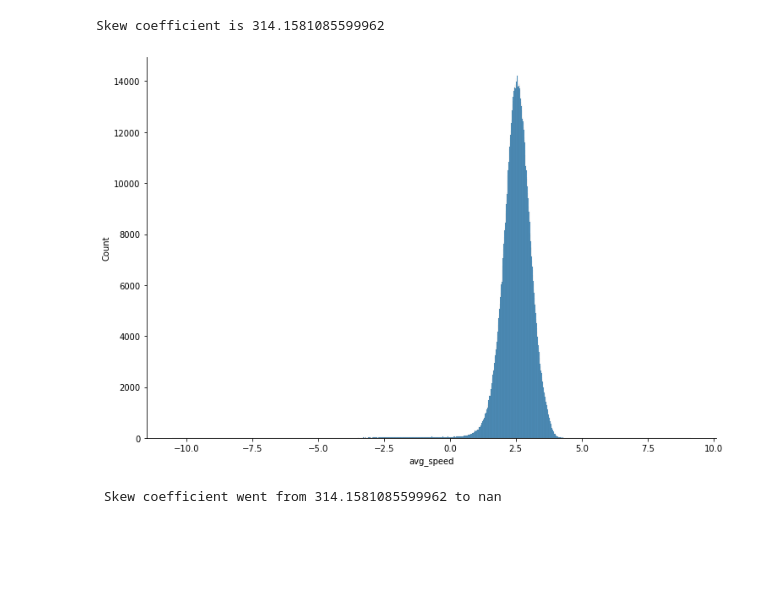
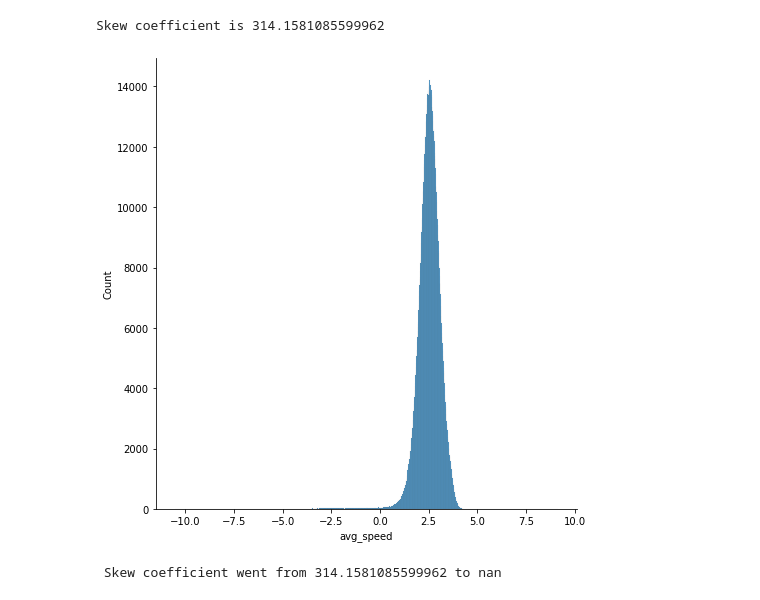
Before and after one commit to Kunaltembhare003/NYC-taxi-trip-time-Prediction, a Jupyter notebook: NYC_Taxi_Trip_Time_Prediction_Capstone_Project.ipynb, the cells around one changed output. Drawn from its saved outputs; the diff is of its cells as text; code cells hidden in the pictures; blank space fills up the shorter version.

```diff
--- a/NYC_Taxi_Trip_Time_Prediction_Capstone_Project.ipynb
+++ b/NYC_Taxi_Trip_Time_Prediction_Capstone_Project.ipynb
@@ -343,10 +344,10 @@ print(f"Skew coefficient is {data['avg_speed'].skew()}")
 # %% [output]
 Skew coefficient is 314.1581085599962
 # %%
-sns.displot(np.log(data["avg_speed"]), height=7,aspect=1.5)
+sns.displot(np.log(data["avg_speed"]), height=7,aspect=1)
 plt.show()
 # %% [output]
-[figure, old version]
+[figure, new version]
 # %%
 speed_log_skew = np.log(data["avg_speed"]).skew()
 print(f" Skew coefficient went from {data['avg_speed'].skew()} to {speed_log_skew}")
```
Also changed, not shown: parts of 91 cells of this notebook.
